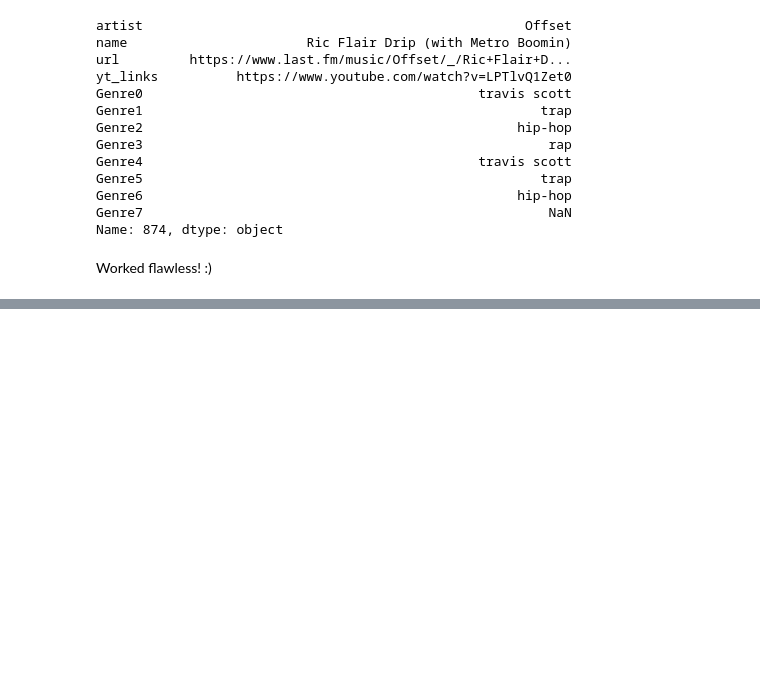
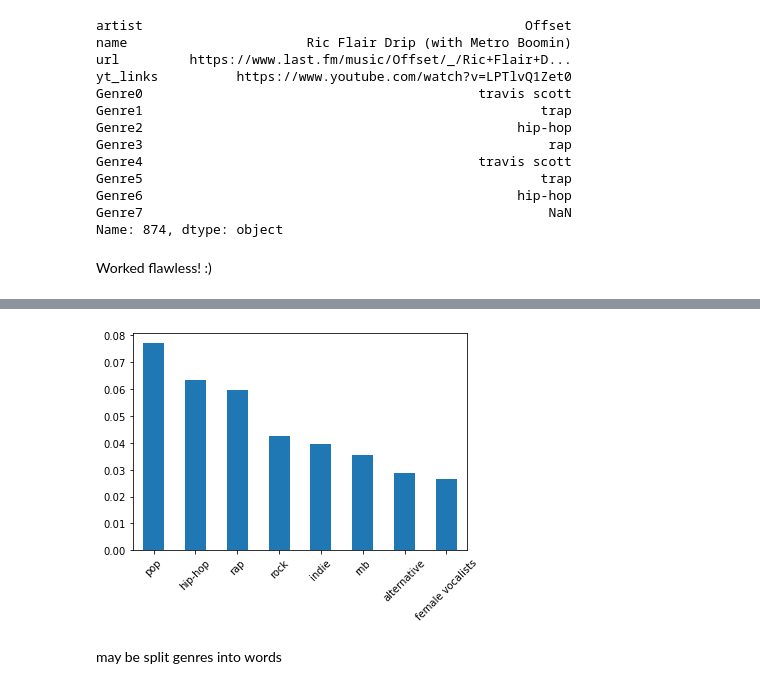
Before and after one commit to naviak/lastfm_nn, a Jupyter notebook: cleaning_db.ipynb, the cells around one changed output, grey strips where cells are left out. Cells and saved outputs as stored; diff of their text form; code cells hidden in the pictures; blank space fills up the shorter version.

```diff
--- a/cleaning_db.ipynb
+++ b/cleaning_db.ipynb
@@ -68,0 +72,4 @@ Worked flawless! :)
+# %%
+df_cleaned = df_w_genres.reset_index()
+# %%
+df_genres = df_cleaned[df_cleaned.columns[-8:]]
@@ -68,0 +92,4 @@ Worked flawless! :)
+# %%
+genres_arr = df_genres.values
+print(genres_arr)
+genres_arr1d = genres_arr.flatten()
@@ -68,0 +105,19 @@ Worked flawless! :)
+# %%
+def plot_probs(arr, number_bins = 3):
+    prob = pd.value_counts(arr, normalize=True)
+    prob.sort_values(ascending=False)
+    prob_num = prob[:number_bins]
+    #mask = prob > threshold
+    #tail_prob = prob[~mask].sum()
+    #prob = prob[mask]
+    #prob['other'] = tail_prob
+    prob_num.plot(kind='bar')
+    plt.xticks(rotation=45)
+    plt.show()
+    return prob
+
+_ = plot_probs(genres_arr1d, number_bins=8)
+# %% [output]
+[figure, added]
+# %% [markdown]
+may be split genres into words
```
Also changed, not shown: parts of 11 cells of this notebook, 1 other file.
